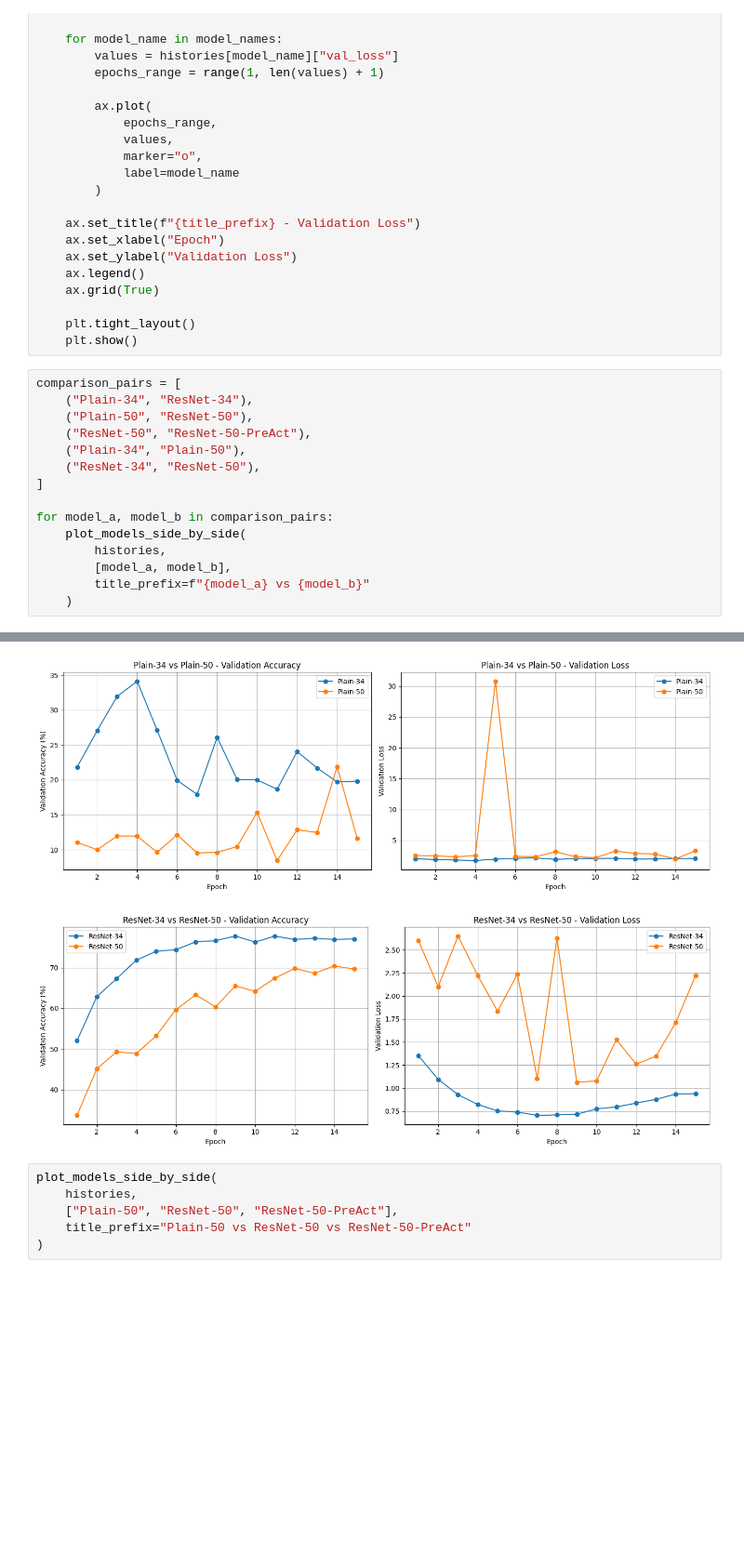
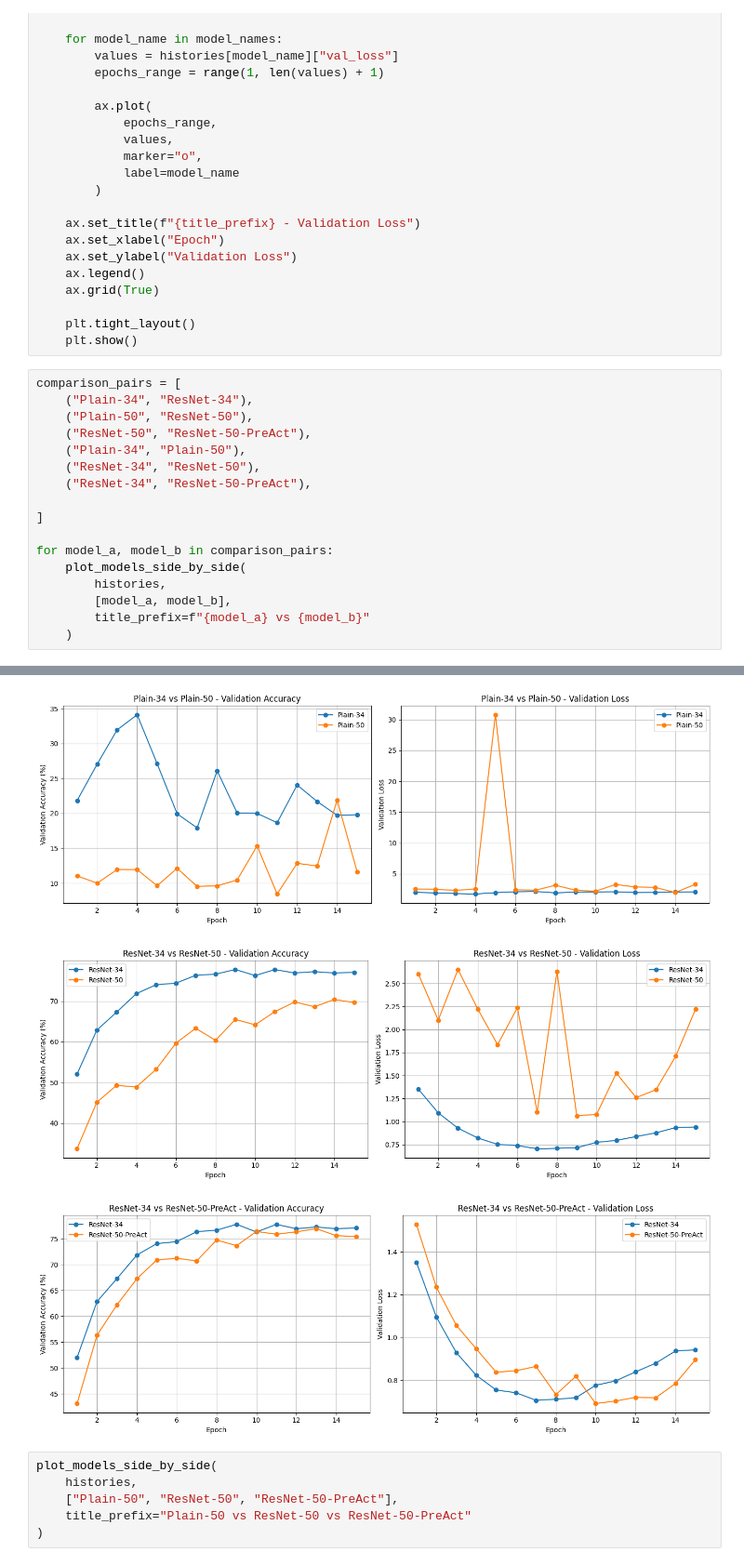
Before and after one commit to grandmeadow/AIFFEL_quest_rs, a Jupyter notebook: Exploration/Ex02/CIFAR.ipynb, the cells around one changed output, grey strips where cells are left out. Shown at 93% size. Saved outputs shown, nothing was run; the diff lists cells and outputs as text; blank space fills up the shorter version.

```diff
--- a/Exploration/Ex02/CIFAR.ipynb
+++ b/Exploration/Ex02/CIFAR.ipynb
@@ -1148,24 +1148,27 @@ def plot_models_side_by_side(histories, model_names, title_prefix="Model Compari
 # %%
 comparison_pairs = [
     ("Plain-34", "ResNet-34"),
     ("Plain-50", "ResNet-50"),
     ("ResNet-50", "ResNet-50-PreAct"),
     ("Plain-34", "Plain-50"),
     ("ResNet-34", "ResNet-50"),
+    ("ResNet-34", "ResNet-50-PreAct"),
+
 ]
 
 for model_a, model_b in comparison_pairs:
     plot_models_side_by_side(
         histories,
         [model_a, model_b],
         title_prefix=f"{model_a} vs {model_b}"
     )
 # %% [output]
 [figure]
 [figure]
 [figure]
 [figure]
 [figure]
+[figure, added]
 # %%
 plot_models_side_by_side(
     histories,
```
Also changed, not shown: parts of 1 cell of this notebook.
